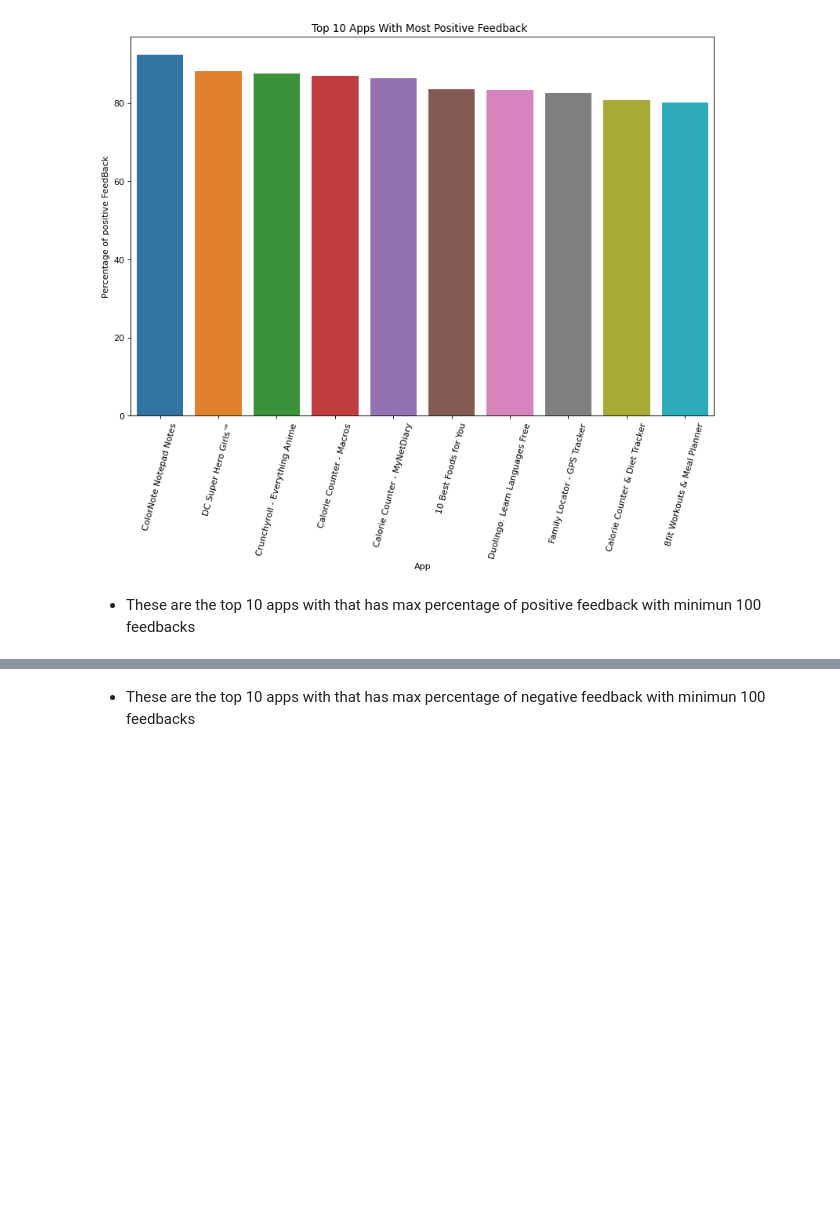
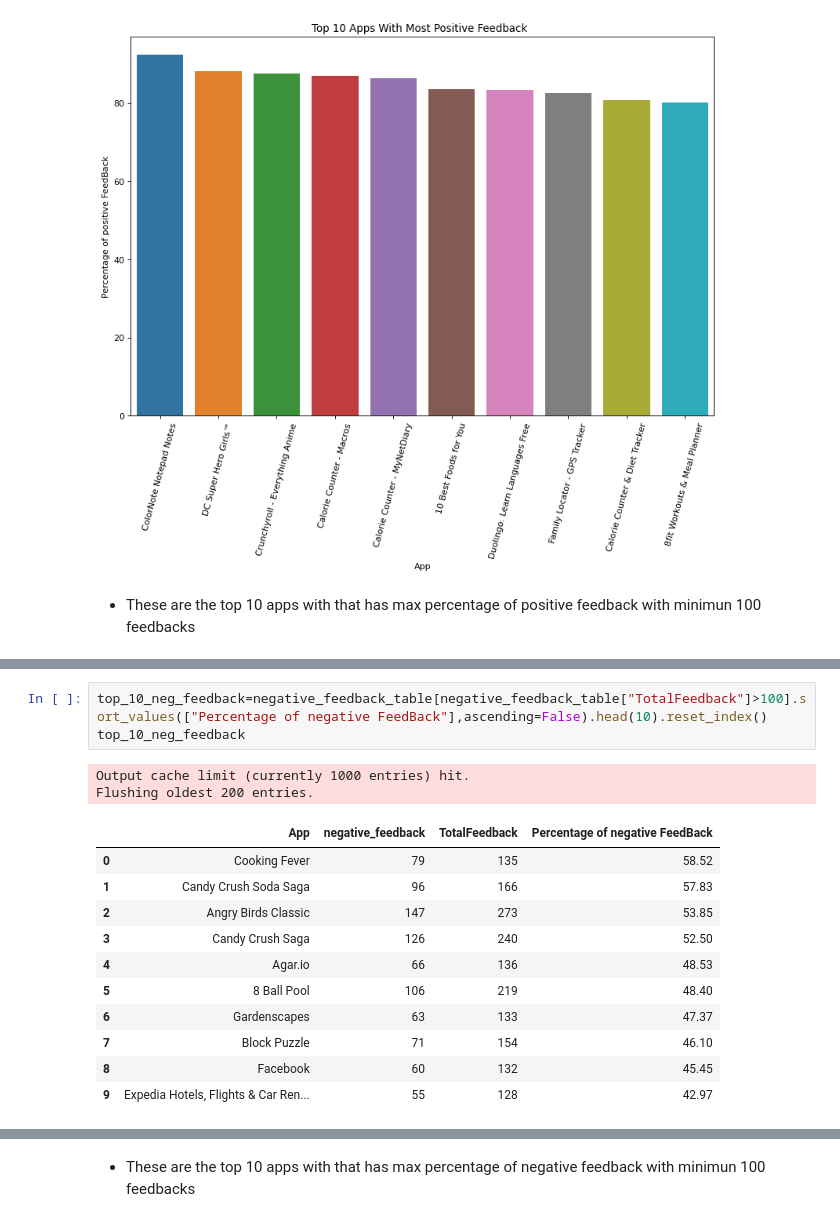
Before and after one commit to MIlanJP/project-eda, a Jupyter notebook: Play Store App Review Analysis - Capstone Project.ipynb, the cells around one changed output, grey strips where cells are left out. Drawn from its saved outputs; the diff is of its cells as text; blank space fills up the shorter version.

```diff
--- a/Play Store App Review Analysis - Capstone Project.ipynb
+++ b/Play Store App Review Analysis - Capstone Project.ipynb
@@ -1922,2 +1958,19 @@ top_10_neg_feedback
+# %%
+top_10_neg_feedback=negative_feedback_table[negative_feedback_table["TotalFeedback"]>100].sort_values(["Percentage of negative FeedBack"],ascending=False).head(10).reset_index()
+top_10_neg_feedback
+# %% [output]
+Output cache limit (currently 1000 entries) hit.
+Flushing oldest 200 entries.
+|  | App | negative_feedback | TotalFeedback | Percentage of negative FeedBack |
+| 0 | Cooking Fever | 79 | 135 | 58.52 |
+| 1 | Candy Crush Soda Saga | 96 | 166 | 57.83 |
+| 2 | Angry Birds Classic | 147 | 273 | 53.85 |
+| 3 | Candy Crush Saga | 126 | 240 | 52.50 |
+| 4 | Agar.io | 66 | 136 | 48.53 |
+| 5 | 8 Ball Pool | 106 | 219 | 48.40 |
+| 6 | Gardenscapes | 63 | 133 | 47.37 |
+| 7 | Block Puzzle | 71 | 154 | 46.10 |
+| 8 | Facebook | 60 | 132 | 45.45 |
+| 9 | Expedia Hotels, Flights & Car Ren... | 55 | 128 | 42.97 |
 # %% [markdown]
 <a id ="top_10_apps_negative_feedback"></a>
```
Also changed, not shown: parts of 25 cells of this notebook, 6 other files.
